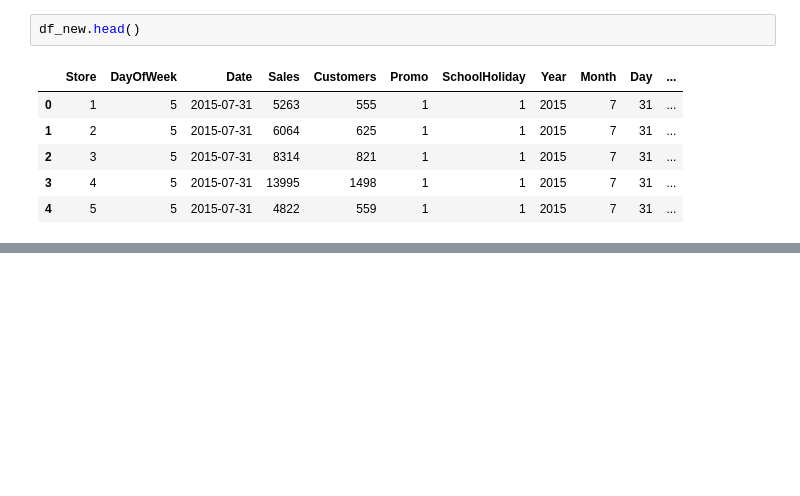
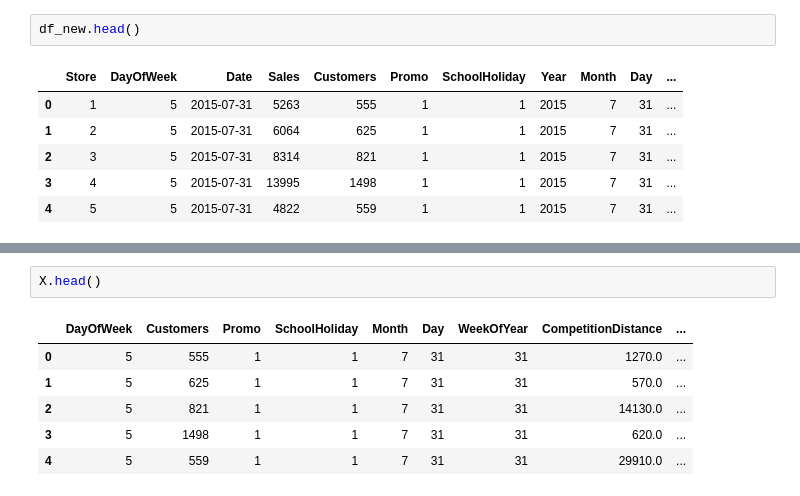
Before and after one commit to himanshu302002/ML-Regression-, a Jupyter notebook: (Capstone_Project)ML_Regression_on_Retail_Sales_Prediction.ipynb, the cells around one changed output, grey strips where cells are left out. Saved outputs shown, nothing was run; the diff lists cells and outputs as text; blank space fills up the shorter version.

```diff
--- a/(Capstone_Project)ML_Regression_on_Retail_Sales_Prediction.ipynb
+++ b/(Capstone_Project)ML_Regression_on_Retail_Sales_Prediction.ipynb
@@ -700,0 +719,9 @@ df_new.head()
+# %%
+X.head()
+# %% [output]
+|  | DayOfWeek | Customers | Promo | SchoolHoliday | Month | Day | WeekOfYear | CompetitionDistance | ... |
+| 0 | 5 | 555 | 1 | 1 | 7 | 31 | 31 | 1270.0 | ... |
+| 1 | 5 | 625 | 1 | 1 | 7 | 31 | 31 | 570.0 | ... |
+| 2 | 5 | 821 | 1 | 1 | 7 | 31 | 31 | 14130.0 | ... |
+| 3 | 5 | 1498 | 1 | 1 | 7 | 31 | 31 | 620.0 | ... |
+| 4 | 5 | 559 | 1 | 1 | 7 | 31 | 31 | 29910.0 | ... |
```
Also changed, not shown: parts of 10 cells of this notebook.
